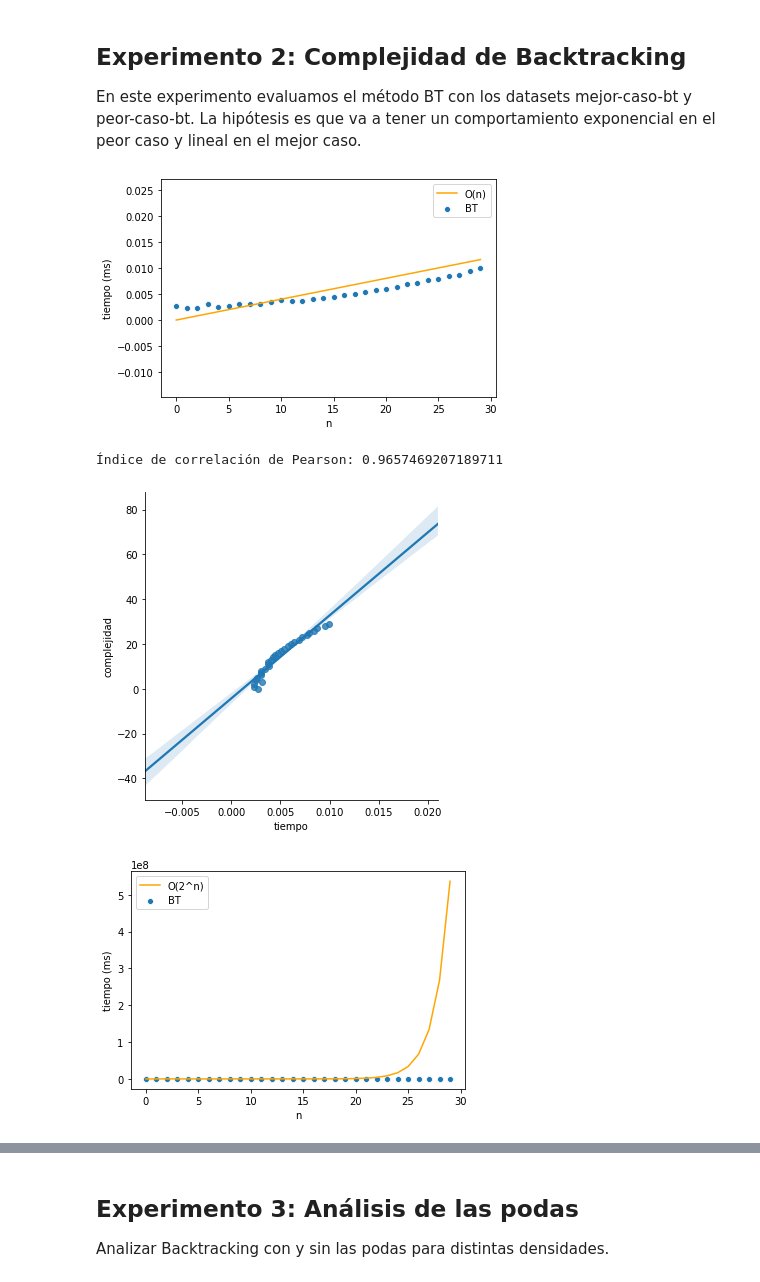
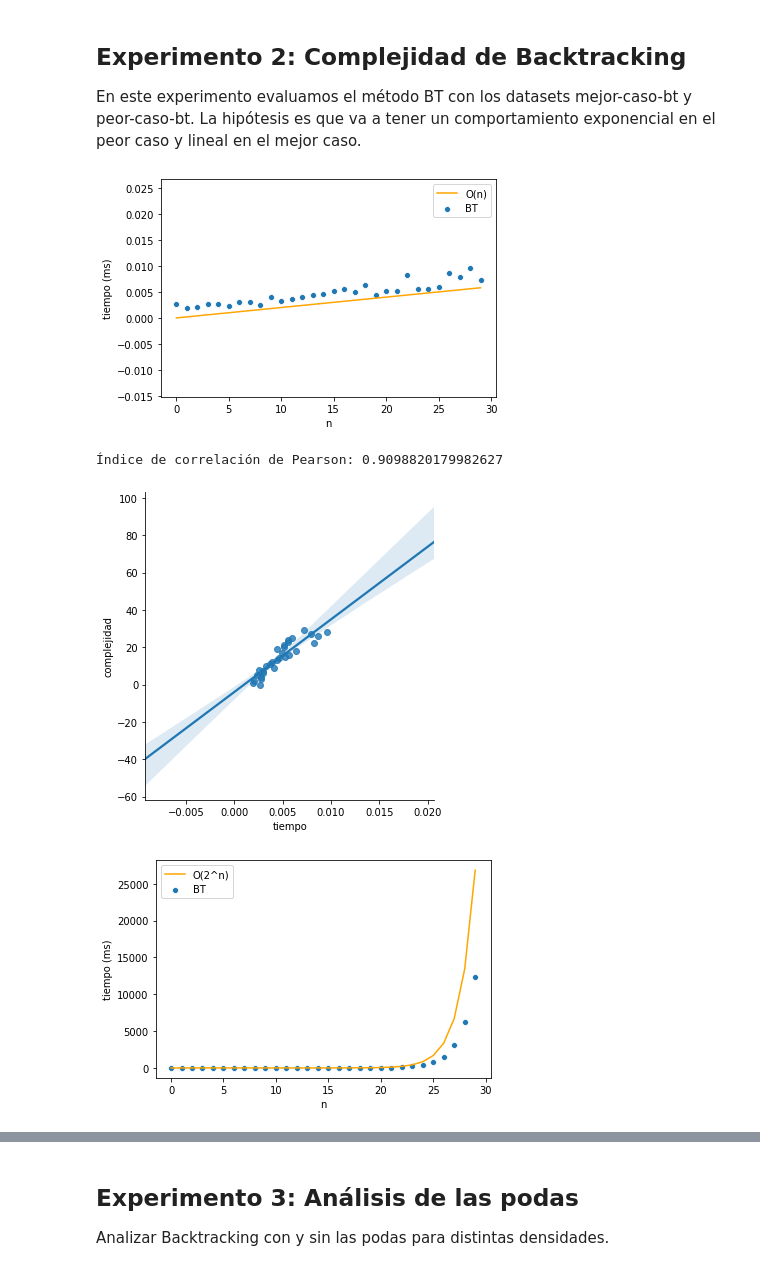
Before and after one commit to ShipOrSheep/tp1Algo3, a Jupyter notebook: experimentacion/analisis.ipynb, the cells around one changed output, grey strips where cells are left out. Cells and saved outputs as stored; diff of their text form; code cells hidden in the pictures.

```diff
--- a/experimentacion/analisis.ipynb
+++ b/experimentacion/analisis.ipynb
@@ -77,34 +77,34 @@ print("Índice de correlación de Pearson:", correlacion_pearson(df_complejidad_
 ## Experimento 2: Complejidad de Backtracking
 En este experimento evaluamos el método BT con los datasets mejor-caso-bt y peor-caso-bt. La hipótesis es que va a tener un comportamiento exponencial en el peor caso y lineal en el mejor caso.
 # %%
-df_BT_mejor_caso = df_resultados[(df_resultados["metodo"]=="BT") & (df_resultados["dataset"] == "mejor-caso-bt")].copy();
-df_BT_mejor_caso["tiempo_esperado"] = df_BT_mejor_caso["n"] * 0.0004; # Lineal
+df_BT_mejor_caso = df_resultados[(df_resultados["metodo"]=="BT-F") & (df_resultados["dataset"] == "mejor-caso-bt")].copy();
+df_BT_mejor_caso["tiempo_esperado"] = df_BT_mejor_caso["n"] * 0.0002; # Lineal
 fig = sns.scatterplot(data=df_BT_mejor_caso, x='n', y='tiempo');
 fig = sns.lineplot(data=df_BT_mejor_caso, x='n', y='tiempo_esperado', color="orange");
 fig.legend(labels=['O(n)','BT']);
 fig.set(xlabel='n', ylabel='tiempo (ms)');
 plt.savefig("graficos/bt-complejidad-mejor-caso.svg");
 # %% [output]
-[figure, old version]
+[figure, new version]
 # %%
 # Graficamos los tiempos de ejecución de la serie de instancias X1, ..., Xn vs la complejidad esperada.
-df_BT_mejor_caso = df_resultados[(df_resultados["metodo"]=="BT") & (df_resultados["dataset"] == "mejor-caso-bt")].copy();
+df_BT_mejor_caso = df_resultados[(df_resultados["metodo"]=="BT-F") & (df_resultados["dataset"] == "mejor-caso-bt")].copy();
 df_BT_mejor_caso["complejidad"] = df_BT_mejor_caso["n"];
 fig = sns.lmplot(data=df_BT_mejor_caso, x="tiempo", y="complejidad");
 plt.savefig("graficos/bt-correlacion-mejor-caso.svg");
 print("Índice de correlación de Pearson:", correlacion_pearson(df_BT_mejor_caso, "tiempo", "complejidad"));
 # %% [output]
-Índice de correlación de Pearson: 0.9657469207189711
+Índice de correlación de Pearson: 0.9098820179982627
-[figure, old version]
+[figure, new version]
 # %%
-df_BT_peor_caso = df_resultados[(df_resultados["metodo"]=="BT") & (df_resultados["dataset"] == "peor-caso-bt")].copy();
-df_BT_peor_caso["tiempo_esperado"] = 2 ** df_BT_peor_caso["n"]; # Exponencial.
+df_BT_peor_caso = df_resultados[(df_resultados["metodo"]=="BT-F") & (df_resultados["dataset"] == "peor-caso-bt")].copy();
+df_BT_peor_caso["tiempo_esperado"] = 2 ** df_BT_peor_caso["n"] * 0.00005; # Exponencial.
 fig = sns.scatterplot(data=df_BT_peor_caso, x='n', y='tiempo');
 fig = sns.lineplot(data=df_BT_peor_caso, x='n', y='tiempo_esperado', color="orange");
 fig.legend(labels=['O(2^n)','BT']);
 fig.set(xlabel='n', ylabel='tiempo (ms)');
 plt.savefig("graficos/bt-complejidad-peor-caso.svg");
 # %% [output]
-[figure, old version]
+[figure, new version]
 # %%
 # Graficamos los tiempos de ejecución de la serie de instancias X1, ..., Xn vs la complejidad esperada.
```
Also changed, not shown: parts of 3 cells of this notebook, 1 other file.
